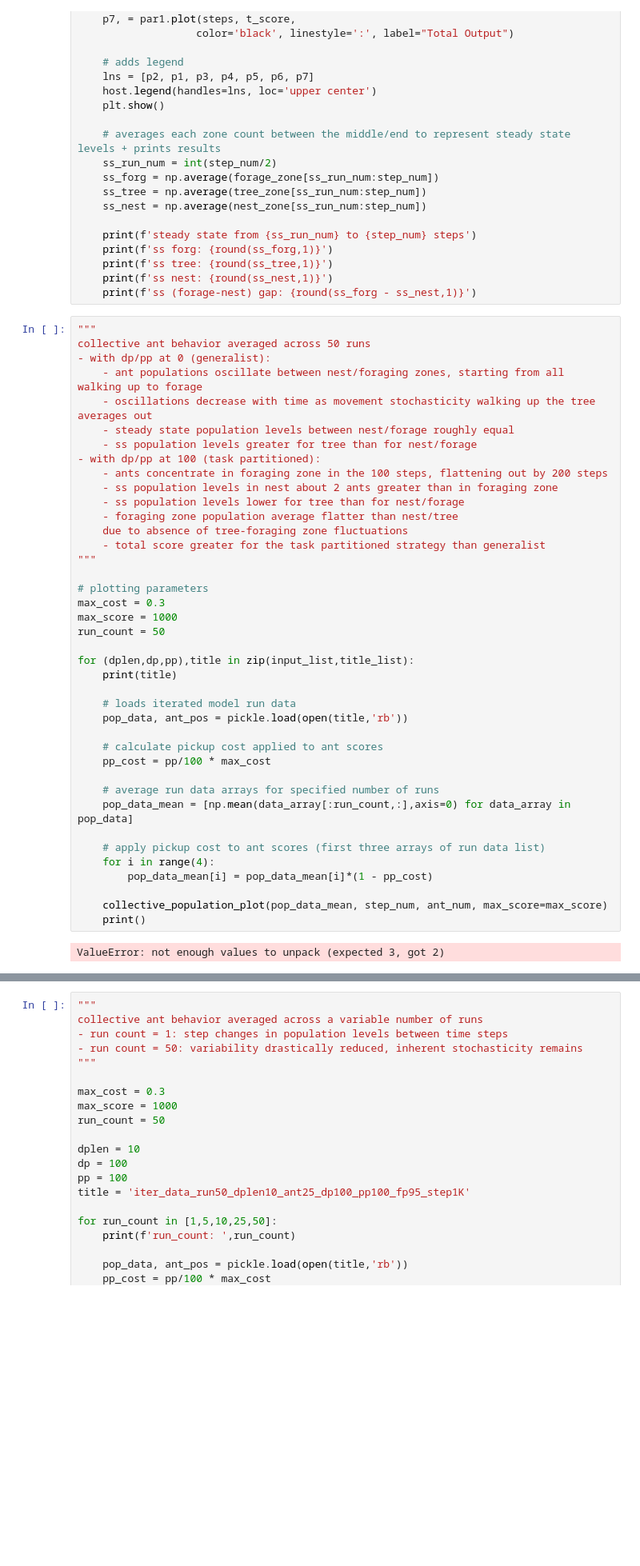
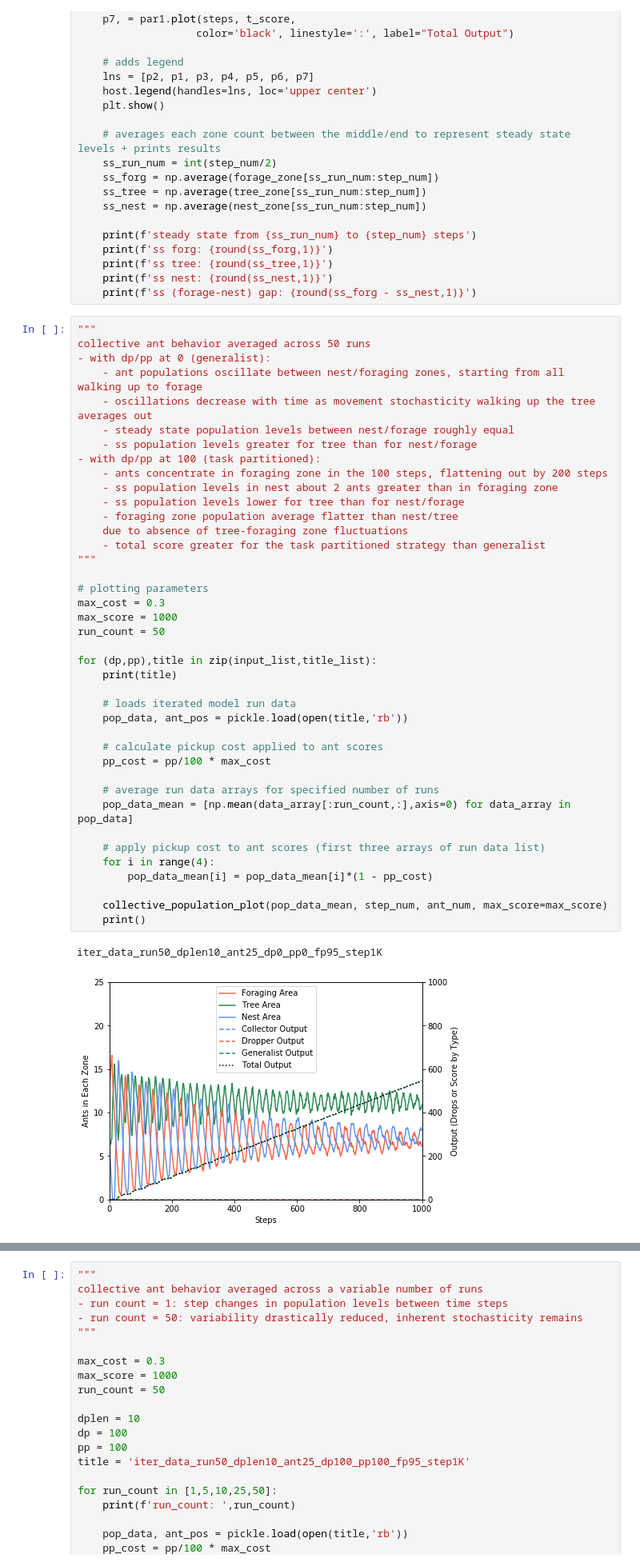
Before and after one commit to pgovoni21/ants-task-partitioning-ABM, a Jupyter notebook: ABM.ipynb, the cells around one changed output, grey strips where cells are left out. Shown: that part at 80% size. Drawn from its saved outputs; the diff is of its cells as text; blank space fills up the shorter version.

```diff
--- a/ABM.ipynb
+++ b/ABM.ipynb
@@ -1015,32 +1015,33 @@ collective ant behavior averaged across 50 runs
     - ss population levels in nest about 2 ants greater than in foraging zone
     - ss population levels lower for tree than for nest/forage
     - foraging zone population average flatter than nest/tree
     due to absence of tree-foraging zone fluctuations
     - total score greater for the task partitioned strategy than generalist
 """
 
 # plotting parameters
 max_cost = 0.3
 max_score = 1000
 run_count = 50
 
-for (dplen,dp,pp),title in zip(input_list,title_list):
+for (dp,pp),title in zip(input_list,title_list):
     print(title)
 
     # loads iterated model run data
     pop_data, ant_pos = pickle.load(open(title,'rb'))
 
     # calculate pickup cost applied to ant scores
     pp_cost = pp/100 * max_cost
 
     # average run data arrays for specified number of runs
     pop_data_mean = [np.mean(data_array[:run_count,:],axis=0) for data_array in pop_data]
 
     # apply pickup cost to ant scores (first three arrays of run data list)
     for i in range(4):
         pop_data_mean[i] = pop_data_mean[i]*(1 - pp_cost)
 
     collective_population_plot(pop_data_mean, step_num, ant_num, max_score=max_score)
     print()
 # %% [output]
-ValueError: not enough values to unpack (expected 3, got 2)
+iter_data_run50_dplen10_ant25_dp0_pp0_fp95_step1K
+[figure, added]
```
Also changed, not shown: parts of 2 cells of this notebook, 1 other file.
